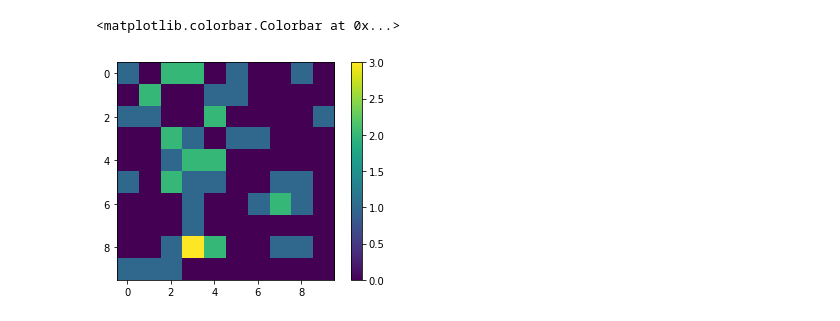
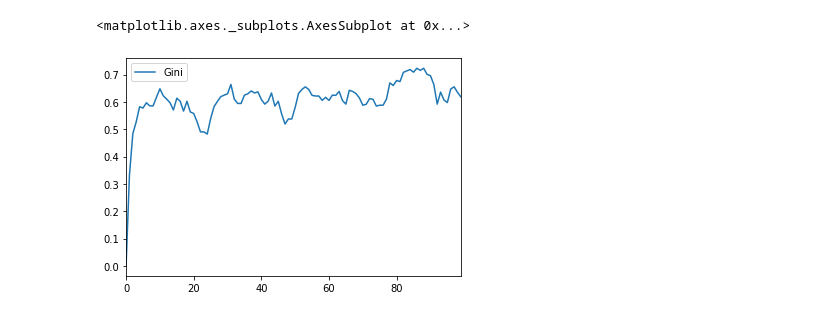
Before and after one commit to vincentveyron/mesa-tutorial, a Jupyter notebook: 1 - model test.ipynb, the cells around one changed output. Saved outputs shown, nothing was run; the diff lists cells and outputs as text; code cells hidden in the pictures.

Commit message:
add output graphs

```diff
--- a/1 - model test.ipynb
+++ b/1 - model test.ipynb
@@ -2,21 +2,11 @@
 from MoneyModel import *
 # %%
 model = MoneyModel(50, 10, 10)
-for i in range(20):
+for i in range(100):
     model.step()
-# %%
-%matplotlib inline
-
-import numpy as np
-import matplotlib.pyplot as plt
-
-agent_counts = np.zeros((model.grid.width, model.grid.height))#
-for cell in model.grid.coord_iter():
-    cell_content, x, y = cell
-    agent_count = len(cell_content)
-    agent_counts[x][y] = agent_count
-plt.imshow(agent_counts, interpolation='nearest')
-plt.colorbar()
-# %% [output]
-<matplotlib.colorbar.Colorbar at 0x...>
-[figure, removed]
+# %%
+gini = model.datacollector.get_model_vars_dataframe()
+gini.plot()
+# %% [output]
+<matplotlib.axes._subplots.AxesSubplot at 0x...>
+[figure, added]
```
Also changed, not shown: parts of 4 cells of this notebook.
